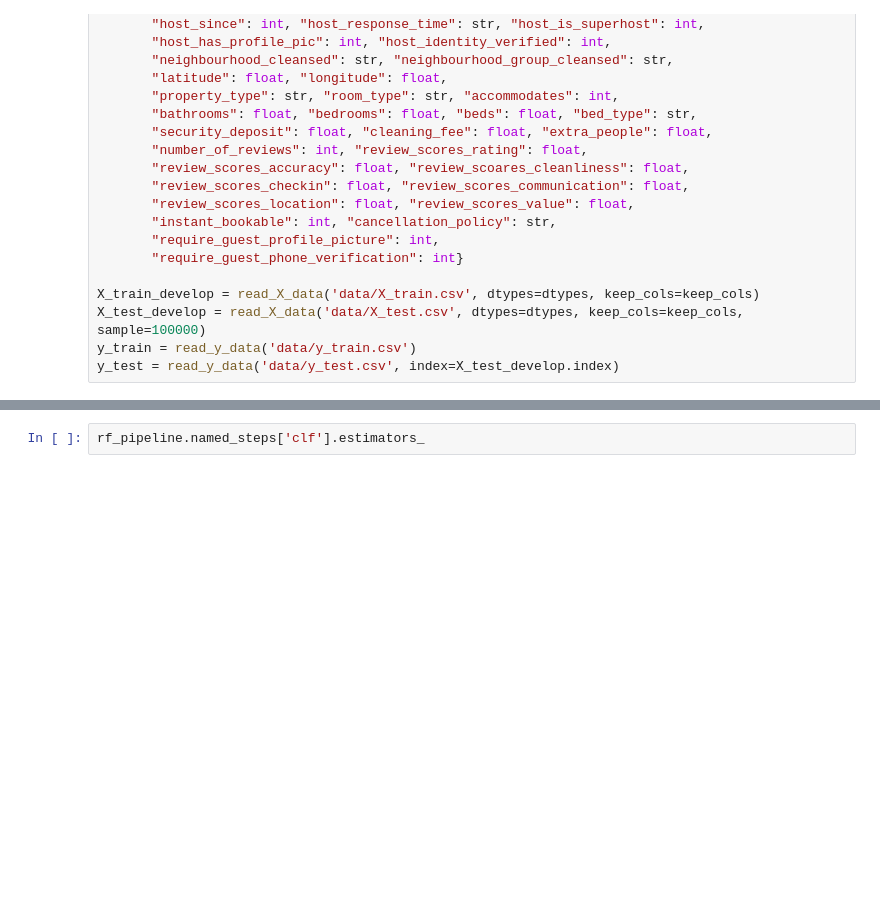
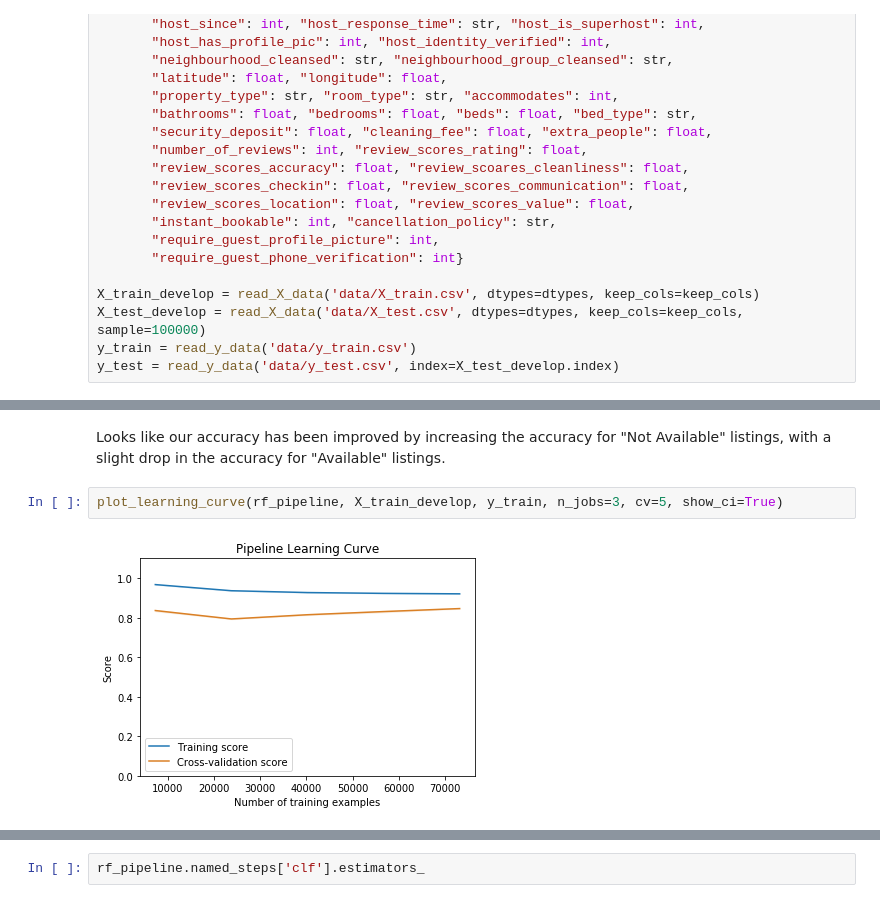
Before and after one commit to rebeccaebarnes/DSND-Project-4, a Jupyter notebook: seattle_airbnb_exploration.ipynb, the cells around one changed output, grey strips where cells are left out. Cells and saved outputs as stored; diff of their text form; blank space fills up the shorter version.

```diff
--- a/seattle_airbnb_exploration.ipynb
+++ b/seattle_airbnb_exploration.ipynb
@@ -2417,0 +2455,6 @@ y_test = read_y_data('data/y_test.csv', index=X_test_develop.index)
+# %% [markdown]
+Looks like our accuracy has been improved by increasing the accuracy for "Not Available" listings, with a slight drop in the accuracy for "Available" listings.
+# %%
+plot_learning_curve(rf_pipeline, X_train_develop, y_train, n_jobs=3, cv=5, show_ci=True)
+# %% [output]
+[figure, added]
```
Also changed, not shown: parts of 6 cells of this notebook.
